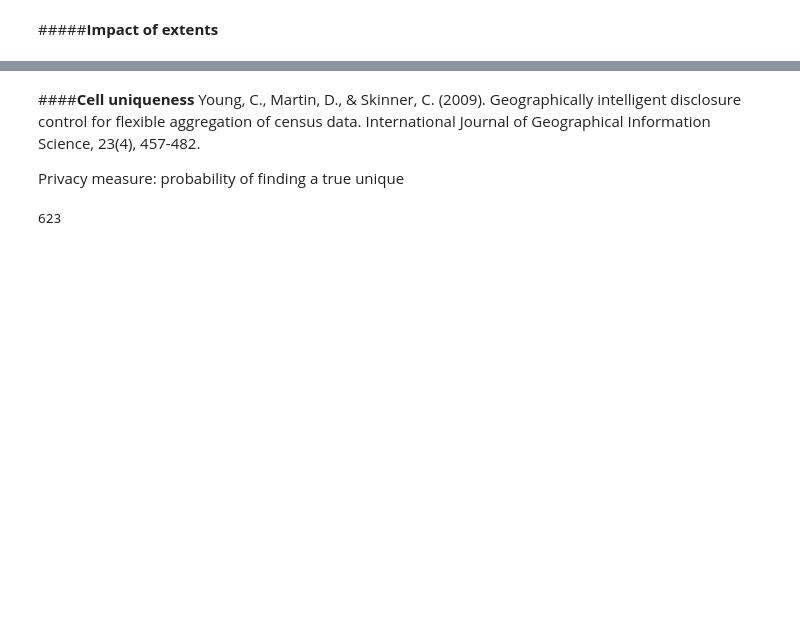
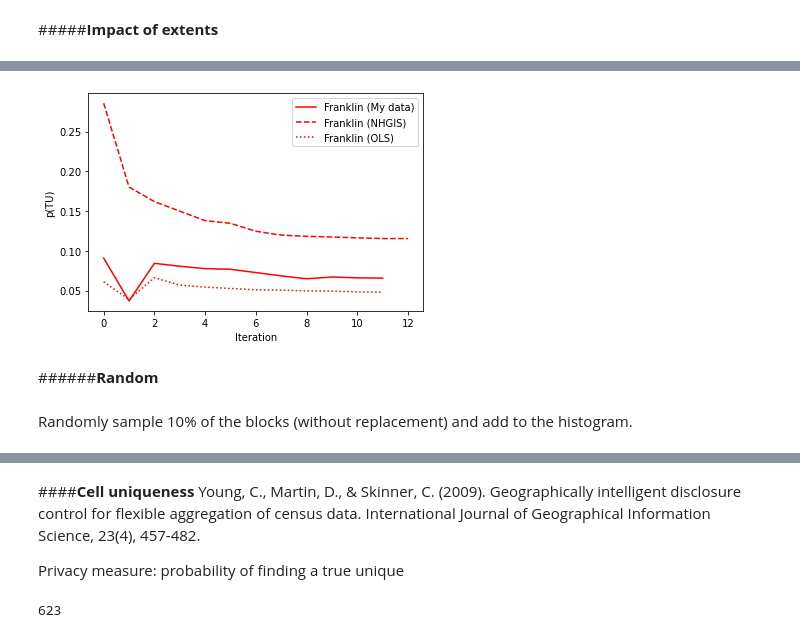
Before and after one commit to linyuehzzz/tda-eval, a Jupyter notebook: cell_uniques.ipynb, the cells around one changed output, grey strips where cells are left out. Drawn from its saved outputs; the diff is of its cells as text; code cells hidden in the pictures; blank space fills up the shorter version.

```diff
--- a/cell_uniques.ipynb
+++ b/cell_uniques.ipynb
@@ -439,0 +406,34 @@ hist2
+# %%
+import geopandas as gpd
+from pysal.lib import weights
+import scipy.stats
+
+# k-nearest neighbors for all tracts
+k10 = weights.Rook.from_dataframe(data_tract)
+
+tract_index = [max_index]
+p_tu = []
+flag = 0
+while flag < 1:
+    if len(tract_index) == len(data_tract):
+        flag = 1
+
+    # create histogram
+    tract_ids = data_tract["GEOID10"].iloc[tract_index]
+    hist1_sub = hist1[hist1.index.astype(str).str[:11].isin(tract_ids)].sort_index()
+    hist2_sub = hist2[hist2.index.astype(str).str[:11].isin(tract_ids)].sort_index()
+
+    # calculate p(TU)
+    tu = (hist1_sub == hist2_sub) & (hist1_sub == 1) & (hist2_sub == 1) # find a true unique
+    n_tu = np.unique(tu.values, return_counts=True)[1][1]
+    u = hist2_sub == 1  # uniques after noise injection
+    n_u = np.unique(u.values, return_counts=True)[1][1]
+    p_tu_all = n_tu / n_u   # frequency of finding the true uniques
+    p_tu.append(p_tu_all)
+
+    # add neighbors
+    nb_index = [k10.neighbors.get(tract) for tract in tract_index]
+    nb_index = [x for sublist in nb_index for x in sublist]
+    tract_index = list(set(np.append(tract_index, nb_index)))
+    # print(len(tract_index))
+p_tu
@@ -439,0 +591,17 @@ hist2
+# %%
+import matplotlib.pyplot as plt
+import numpy as np
+
+plt.plot(np.array(p_tu), color = 'r', label='Franklin (My data)')
+plt.plot(np.array(p_tu_nhgis), color = 'r', label='Franklin (NHGIS)', linestyle='dashed')
+plt.plot(np.array(p_tu_ols), color = 'r', label='Franklin (OLS)', linestyle='dotted')
+plt.xlabel("Iteration")
+plt.ylabel("p(TU)")
+plt.legend()
+plt.show()
+# %% [output]
+[figure, added]
+# %% [markdown]
+######**Random**
+# %% [markdown]
+Randomly sample 10% of the blocks (without replacement) and add  to the histogram.
```
Also changed, not shown: parts of 28 cells of this notebook.
